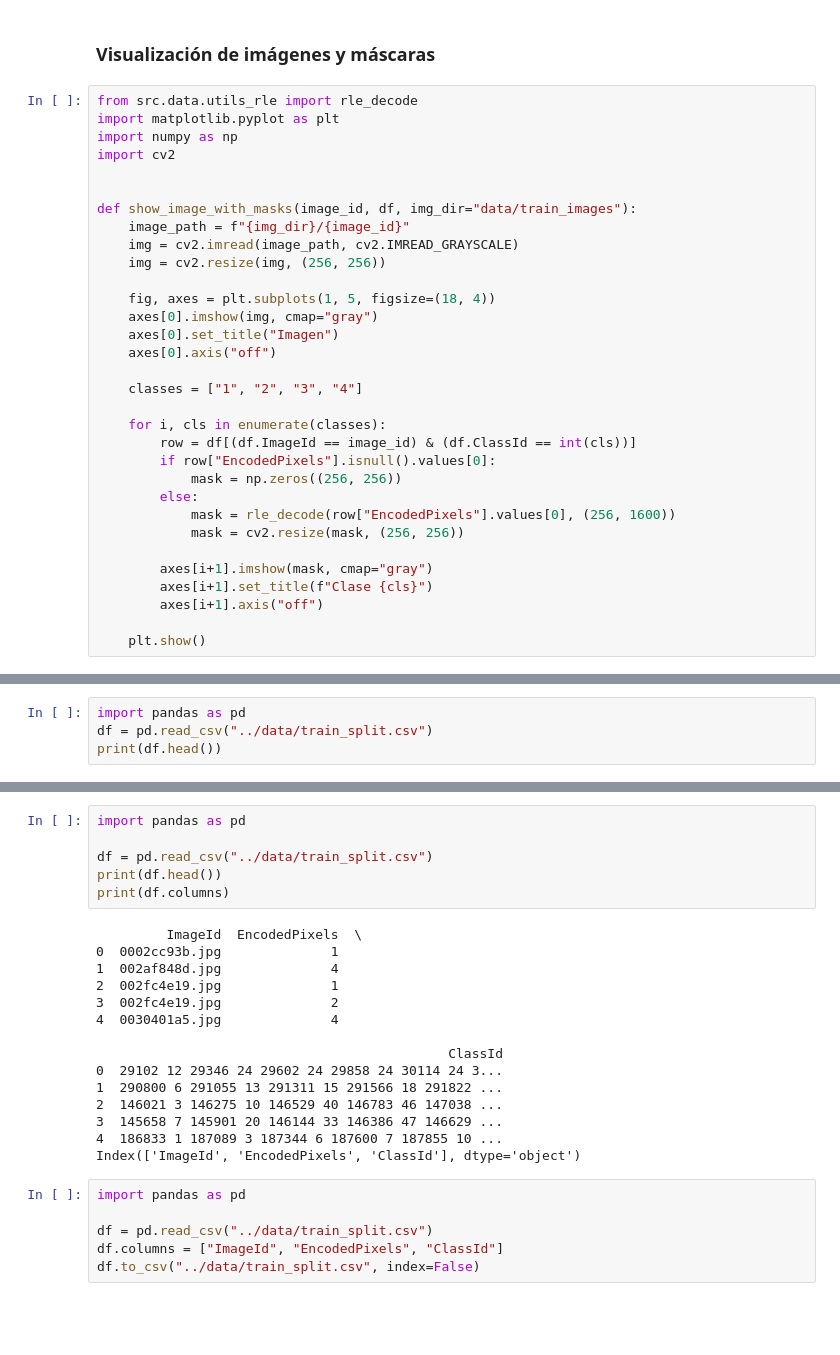
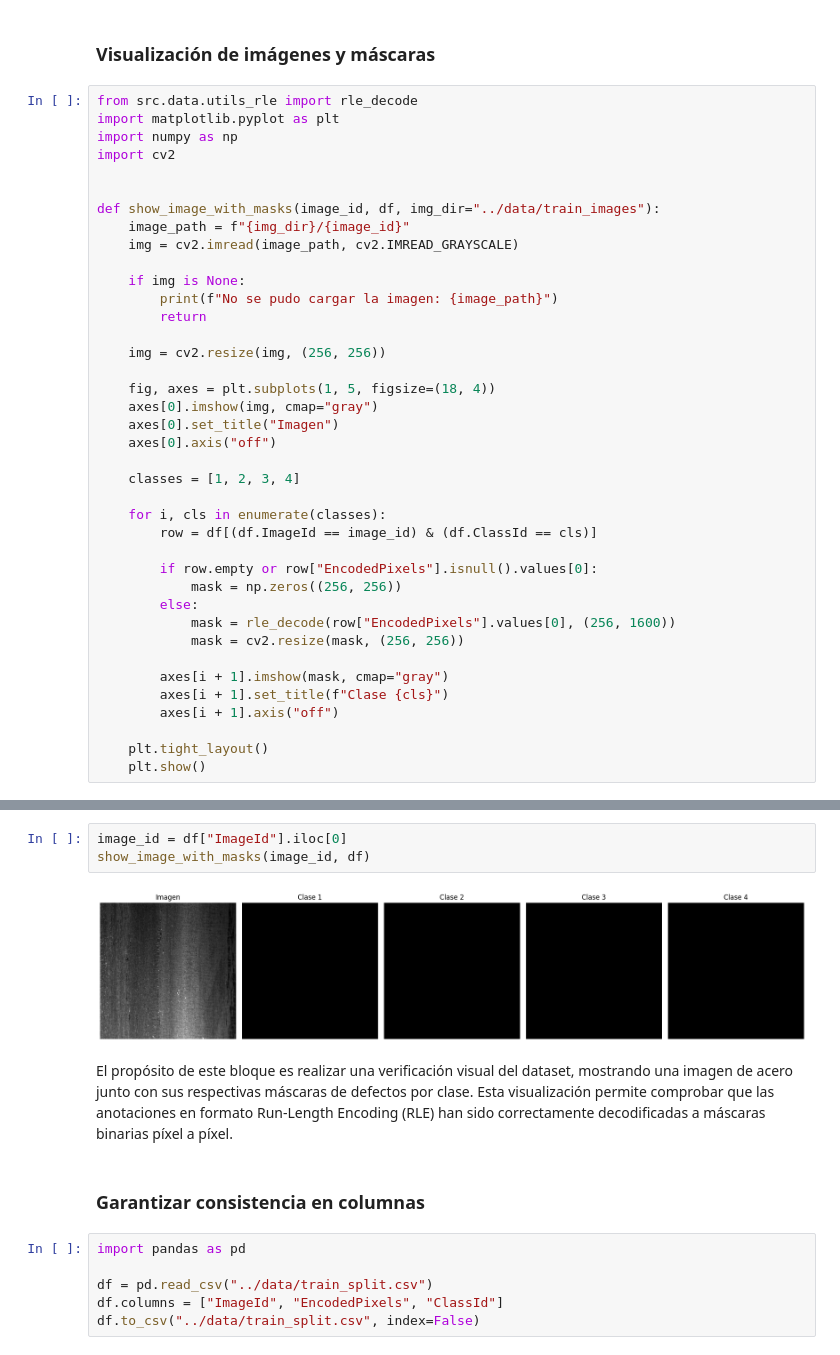
Before and after one commit to amesitos/steel-defect-segmentation, a Jupyter notebook: notebooks/training.ipynb, the cells around one changed output, grey strips where cells are left out. Drawn from its saved outputs; the diff is of its cells as text; blank space fills up the shorter version.

```diff
--- a/notebooks/training.ipynb
+++ b/notebooks/training.ipynb
@@ -64,9 +85,14 @@ import numpy as np
 import cv2
 
 
-def show_image_with_masks(image_id, df, img_dir="data/train_images"):
+def show_image_with_masks(image_id, df, img_dir="../data/train_images"):
     image_path = f"{img_dir}/{image_id}"
     img = cv2.imread(image_path, cv2.IMREAD_GRAYSCALE)
+
+    if img is None:
+        print(f"No se pudo cargar la imagen: {image_path}")
+        return
+
     img = cv2.resize(img, (256, 256))
 
     fig, axes = plt.subplots(1, 5, figsize=(18, 4))
@@ -74,18 +100,20 @@ def show_image_with_masks(image_id, df, img_dir="data/train_images"):
     axes[0].set_title("Imagen")
     axes[0].axis("off")
 
-    classes = ["1", "2", "3", "4"]
+    classes = [1, 2, 3, 4]
 
     for i, cls in enumerate(classes):
-        row = df[(df.ImageId == image_id) & (df.ClassId == int(cls))]
-        if row["EncodedPixels"].isnull().values[0]:
+        row = df[(df.ImageId == image_id) & (df.ClassId == cls)]
+
+        if row.empty or row["EncodedPixels"].isnull().values[0]:
             mask = np.zeros((256, 256))
         else:
             mask = rle_decode(row["EncodedPixels"].values[0], (256, 1600))
             mask = cv2.resize(mask, (256, 256))
 
-        axes[i+1].imshow(mask, cmap="gray")
-        axes[i+1].set_title(f"Clase {cls}")
-        axes[i+1].axis("off")
+        axes[i + 1].imshow(mask, cmap="gray")
+        axes[i + 1].set_title(f"Clase {cls}")
+        axes[i + 1].axis("off")
 
+    plt.tight_layout()
     plt.show()
@@ -94,4 +119,0 @@ ModuleNotFoundError: No module named 'src'
-# %%
-import pandas as pd
-df = pd.read_csv("../data/train_split.csv")
-print(df.head())
@@ -112,24 +120,16 @@ print(df.head())
-# %%
-import pandas as pd
-
-df = pd.read_csv("../data/train_split.csv")
-print(df.head())
-print(df.columns)
-# %% [output]
-         ImageId  EncodedPixels  \
-0  0002cc93b.jpg              1
-1  002af848d.jpg              4
-2  002fc4e19.jpg              1
-3  002fc4e19.jpg              2
-4  0030401a5.jpg              4
-
-                                             ClassId
-0  29102 12 29346 24 29602 24 29858 24 30114 24 3...
-1  290800 6 291055 13 291311 15 291566 18 291822 ...
-2  146021 3 146275 10 146529 40 146783 46 147038 ...
-3  145658 7 145901 20 146144 33 146386 47 146629 ...
-4  186833 1 187089 3 187344 6 187600 7 187855 10 ...
-Index(['ImageId', 'EncodedPixels', 'ClassId'], dtype='object')
+# %%
+image_id = df["ImageId"].iloc[0]
+show_image_with_masks(image_id, df)
+# %% [output]
+[figure, added]
+# %% [markdown]
+El propósito de este bloque es realizar una verificación visual del dataset,
+mostrando una imagen de acero junto con sus respectivas máscaras de defectos por
+clase. Esta visualización permite comprobar que las anotaciones en formato
+Run-Length Encoding (RLE) han sido correctamente decodificadas a máscaras
+binarias píxel a píxel.
+# %% [markdown]
+### **Garantizar consistencia en columnas**
 # %%
 import pandas as pd
 
```
Also changed, not shown: parts of 7 cells of this notebook, 6 other files.
